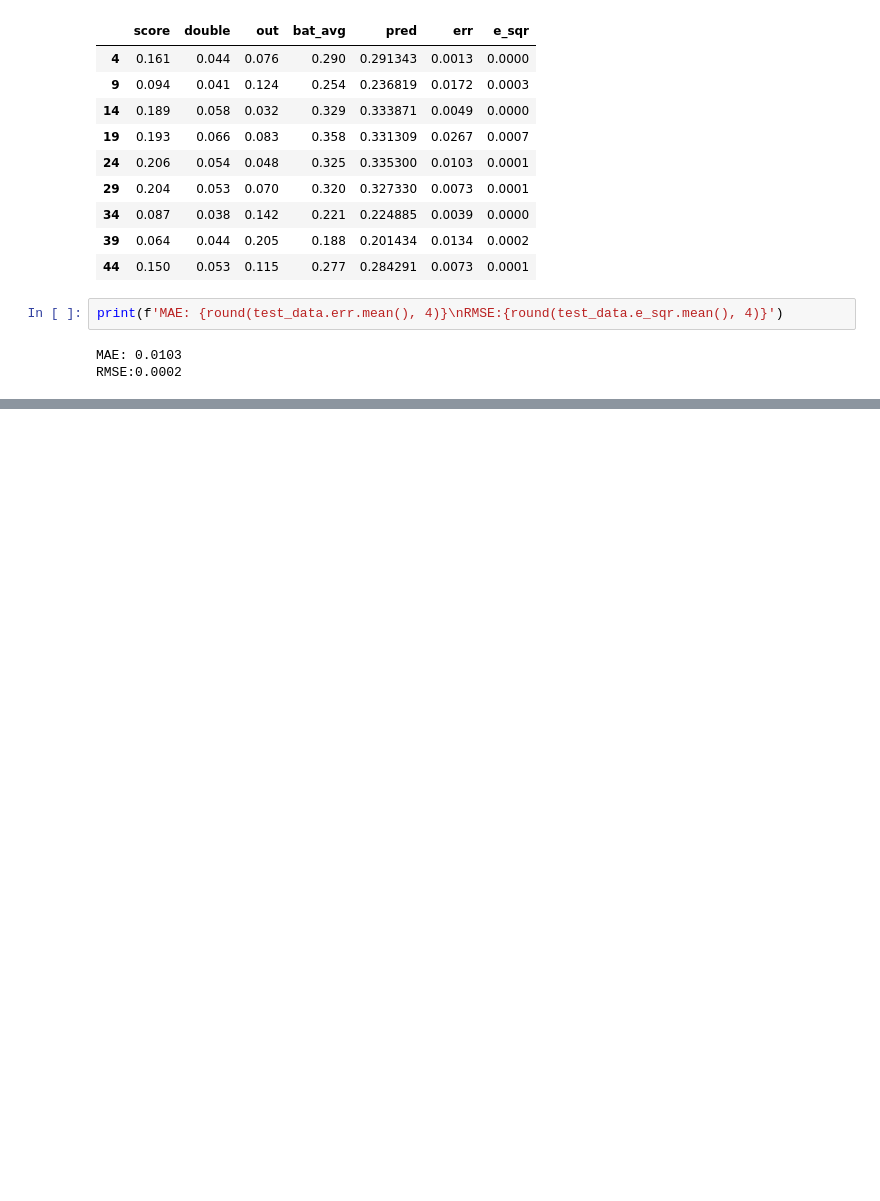
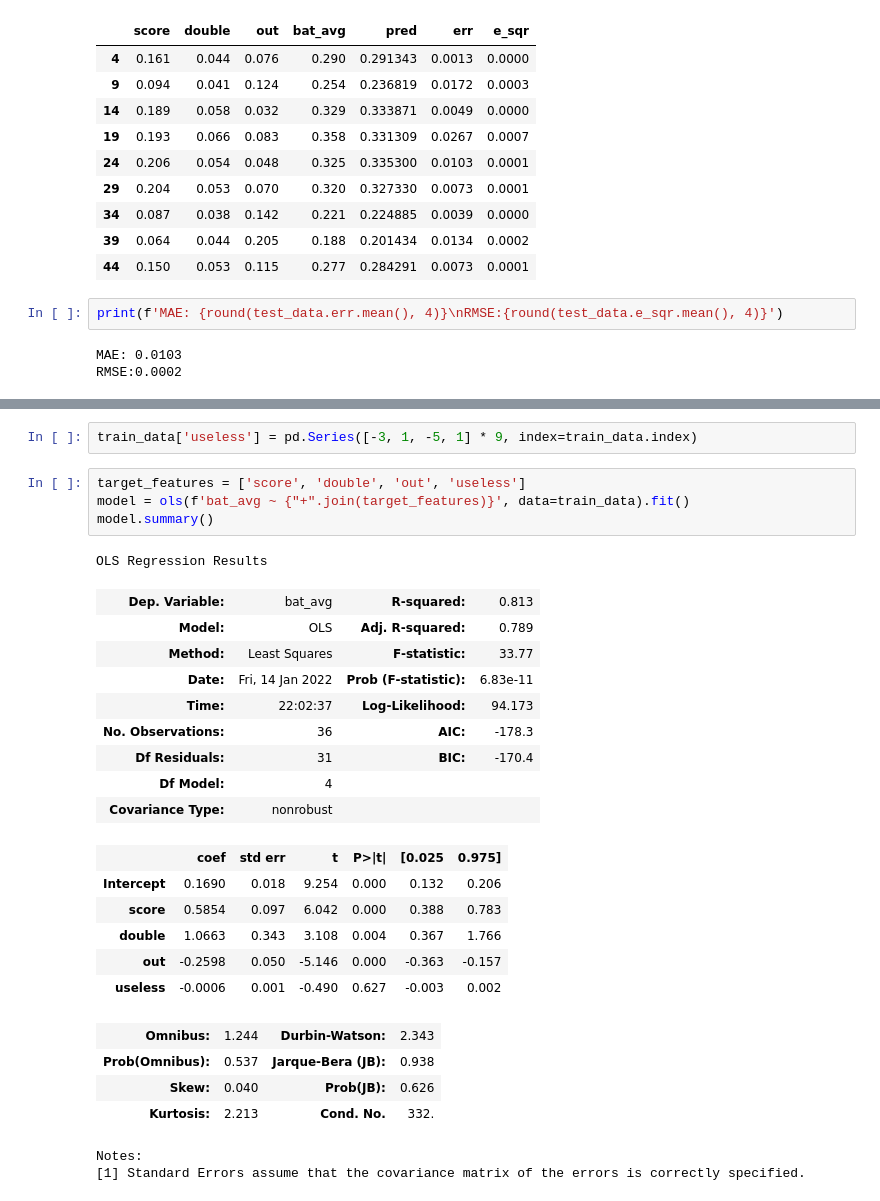
Before and after one commit to RainyHeaven/data_analytics, a Jupyter notebook: 제05장 회귀 분석/Regression.ipynb, the cells around one changed output, grey strips where cells are left out. Drawn from its saved outputs; the diff is of its cells as text; blank space fills up the shorter version.

```diff
--- a/제05장 회귀 분석/Regression.ipynb
+++ b/제05장 회귀 분석/Regression.ipynb
@@ -199,0 +228,29 @@ RMSE:0.0002
+# %%
+train_data['useless'] = pd.Series([-3, 1, -5, 1] * 9, index=train_data.index)
+# %%
+target_features = ['score', 'double', 'out', 'useless']
+model = ols(f'bat_avg ~ {"+".join(target_features)}', data=train_data).fit()
+model.summary()
+# %% [output]
+OLS Regression Results
+| Dep. Variable: | bat_avg | R-squared: | 0.813 |
+| Model: | OLS | Adj. R-squared: | 0.789 |
+| Method: | Least Squares | F-statistic: | 33.77 |
+| Date: | Fri, 14 Jan 2022 | Prob (F-statistic): | 6.83e-11 |
+| Time: | 22:02:37 | Log-Likelihood: | 94.173 |
+| No. Observations: | 36 | AIC: | -178.3 |
+| Df Residuals: | 31 | BIC: | -170.4 |
+| Df Model: | 4 |  |  |
+| Covariance Type: | nonrobust |  |  |
+|  | coef | std err | t | P>|t| | [0.025 | 0.975] |
+| Intercept | 0.1690 | 0.018 | 9.254 | 0.000 | 0.132 | 0.206 |
+| score | 0.5854 | 0.097 | 6.042 | 0.000 | 0.388 | 0.783 |
+| double | 1.0663 | 0.343 | 3.108 | 0.004 | 0.367 | 1.766 |
+| out | -0.2598 | 0.050 | -5.146 | 0.000 | -0.363 | -0.157 |
+| useless | -0.0006 | 0.001 | -0.490 | 0.627 | -0.003 | 0.002 |
+| Omnibus: | 1.244 | Durbin-Watson: | 2.343 |
+| Prob(Omnibus): | 0.537 | Jarque-Bera (JB): | 0.938 |
+| Skew: | 0.040 | Prob(JB): | 0.626 |
+| Kurtosis: | 2.213 | Cond. No. | 332. |
+Notes:
+[1] Standard Errors assume that the covariance matrix of the errors is correctly specified.
```
Also changed, not shown: parts of 14 cells of this notebook, 2 other files.
